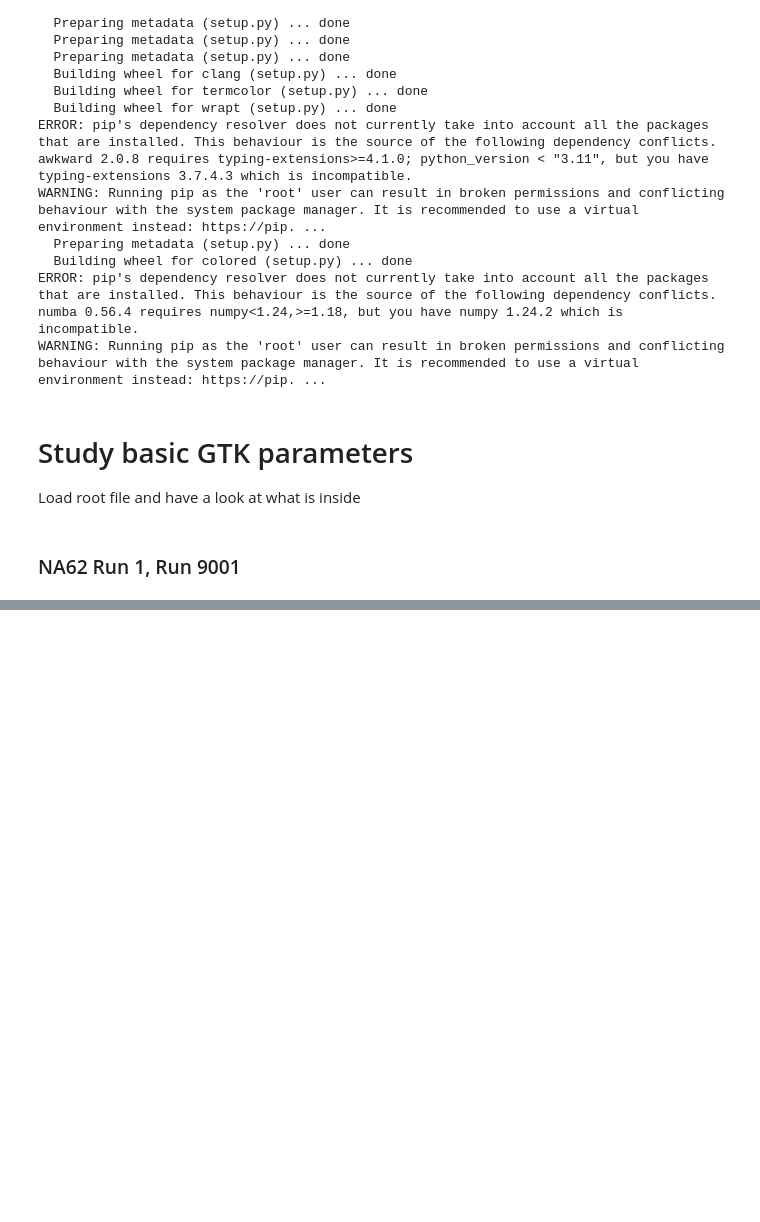
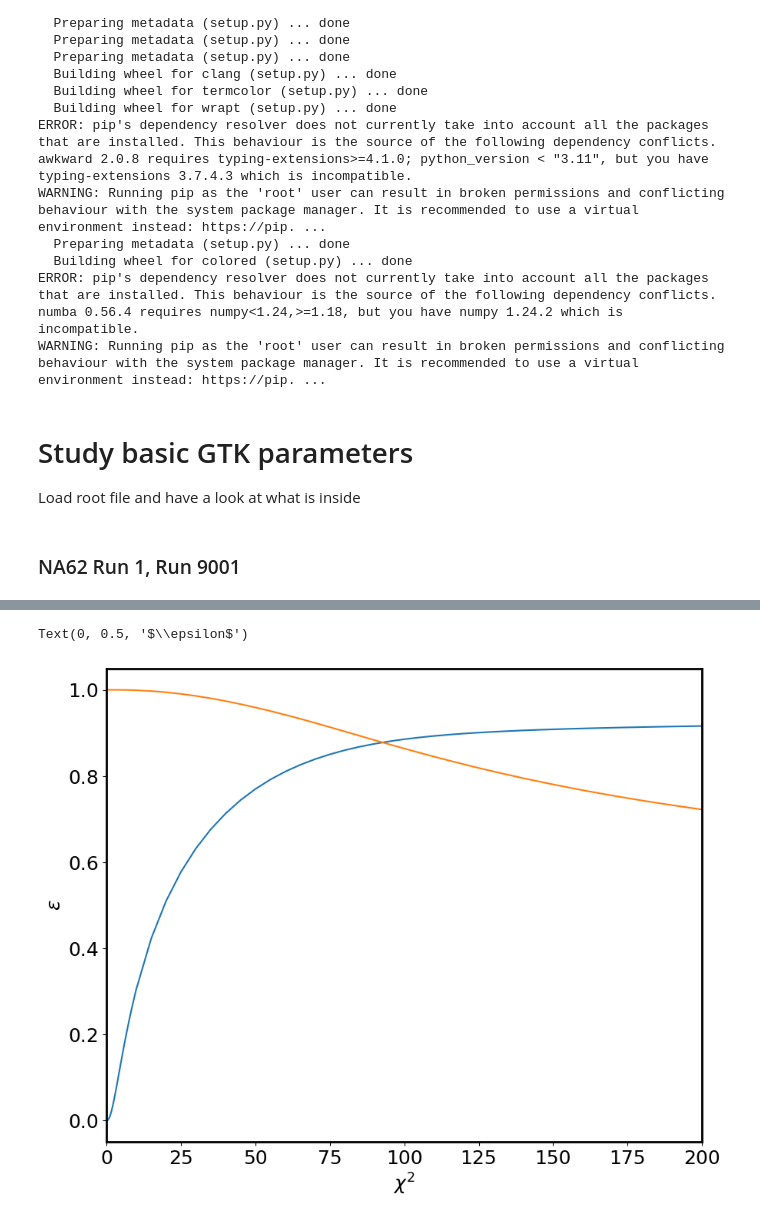
Before and after one commit to kleimenova/gtkstudy, a Jupyter notebook: TP4b_project_study.ipynb, the cells around one changed output, grey strips where cells are left out. Cells and saved outputs as stored; diff of their text form; code cells hidden in the pictures; blank space fills up the shorter version.

```diff
--- a/TP4b_project_study.ipynb
+++ b/TP4b_project_study.ipynb
@@ -145,0 +300,22 @@ for entry in myTree:
+# %%
+test_cut = np.concatenate((np.arange(0.5, 10.5, 0.5), np.arange(15, 500, 5)))
+nK3pi = myTree.GetEntries()
+eff_all=[]
+eff_pup=[]
+for cut in test_cut:
+    eff_all.append(len(chi2_b[chi2_b<cut])/nK3pi)
+    eff_pup.append(len(chi2_a[chi2_a<cut])/nK3pi)
+# %%
+fig, ax= pl.subplots(figsize=(plotw,ploth))
+
+ax.plot(test_cut, eff_all)
+ax.plot(test_cut, 1-np.array(eff_pup))
+# ax.plot(x_plot, y_plot*numpoint/(nbins), color='tab:red')
+
+ax.set_xlim(0, 200)
+
+ax.set_xlabel(r'$\chi^2$', fontsize=textsize)
+ax.set_ylabel(r'$\epsilon$', fontsize=textsize)
+# %% [output]
+Text(0, 0.5, '$\\epsilon$')
+[figure, added]
```
Also changed, not shown: parts of 40 cells of this notebook, 2 other files.
